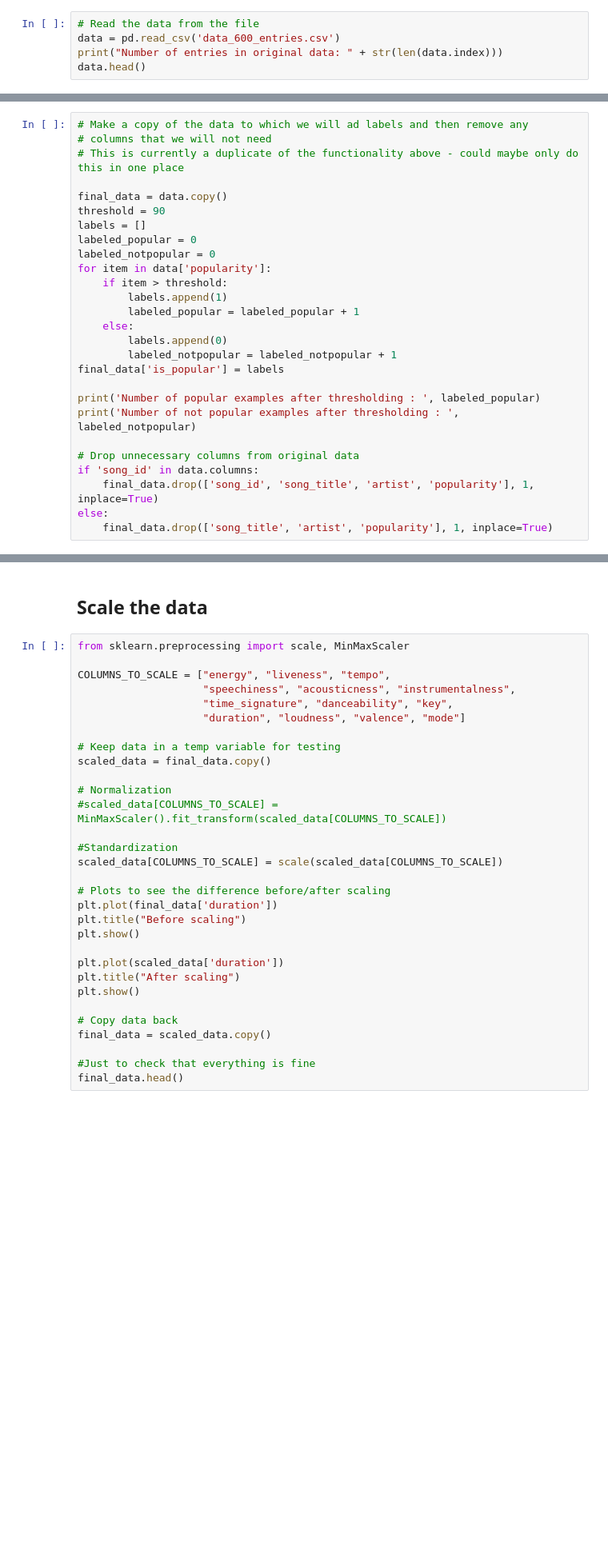
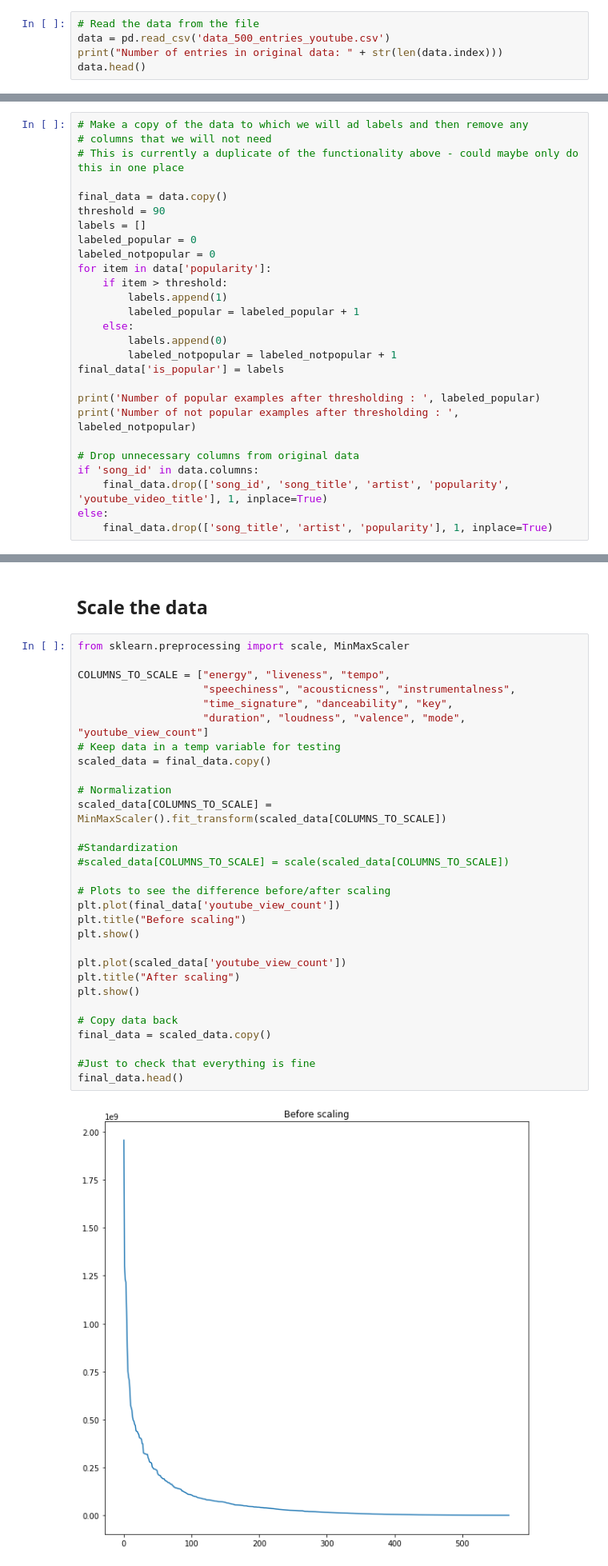
Before and after one commit to pawKer/Predicting-music-popularity, a Jupyter notebook: 3yp-main-new.ipynb, the cells around one changed output, grey strips where cells are left out. Shown: that part at 80% size. Saved outputs shown, nothing was run; the diff lists cells and outputs as text; blank space fills up the shorter version.

```diff
--- a/3yp-main-new.ipynb
+++ b/3yp-main-new.ipynb
@@ -32,6 +32,6 @@ sp.trace=False
 ## Read data from CSV
 # %%
 # Read the data from the file
-data = pd.read_csv('data_600_entries.csv')
+data = pd.read_csv('data_500_entries_youtube.csv')
 print("Number of entries in original data: " + str(len(data.index)))
 data.head()
@@ -78,6 +111,6 @@ print('Number of not popular examples after thresholding : ', labeled_notpopular
 
 # Drop unnecessary columns from original data
 if 'song_id' in data.columns:
-    final_data.drop(['song_id', 'song_title', 'artist', 'popularity'], 1, inplace=True)
+    final_data.drop(['song_id', 'song_title', 'artist', 'popularity', 'youtube_video_title'], 1, inplace=True)
 else:
     final_data.drop(['song_title', 'artist', 'popularity'], 1, inplace=True)
@@ -86,31 +142,32 @@ else:
 # %%
 from sklearn.preprocessing import scale, MinMaxScaler
 
 COLUMNS_TO_SCALE = ["energy", "liveness", "tempo",
                     "speechiness", "acousticness", "instrumentalness",
                     "time_signature", "danceability", "key",
-                    "duration", "loudness", "valence", "mode"]
-
+                    "duration", "loudness", "valence", "mode", "youtube_view_count"]
 # Keep data in a temp variable for testing
 scaled_data = final_data.copy()
 
 # Normalization
-#scaled_data[COLUMNS_TO_SCALE] = MinMaxScaler().fit_transform(scaled_data[COLUMNS_TO_SCALE])
+scaled_data[COLUMNS_TO_SCALE] = MinMaxScaler().fit_transform(scaled_data[COLUMNS_TO_SCALE])
 
 #Standardization
-scaled_data[COLUMNS_TO_SCALE] = scale(scaled_data[COLUMNS_TO_SCALE])
+#scaled_data[COLUMNS_TO_SCALE] = scale(scaled_data[COLUMNS_TO_SCALE])
 
 # Plots to see the difference before/after scaling
-plt.plot(final_data['duration'])
+plt.plot(final_data['youtube_view_count'])
 plt.title("Before scaling")
 plt.show()
 
-plt.plot(scaled_data['duration'])
+plt.plot(scaled_data['youtube_view_count'])
 plt.title("After scaling")
 plt.show()
 
 # Copy data back
 final_data = scaled_data.copy()
 
 #Just to check that everything is fine
 final_data.head()
+# %% [output]
+[figure, added]
```
Also changed, not shown: parts of 20 cells of this notebook, 1 other file.
